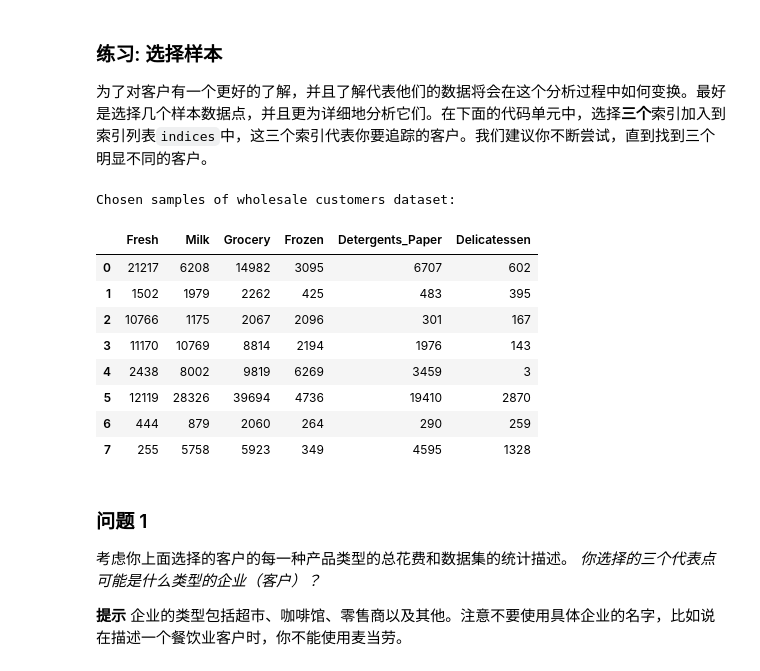
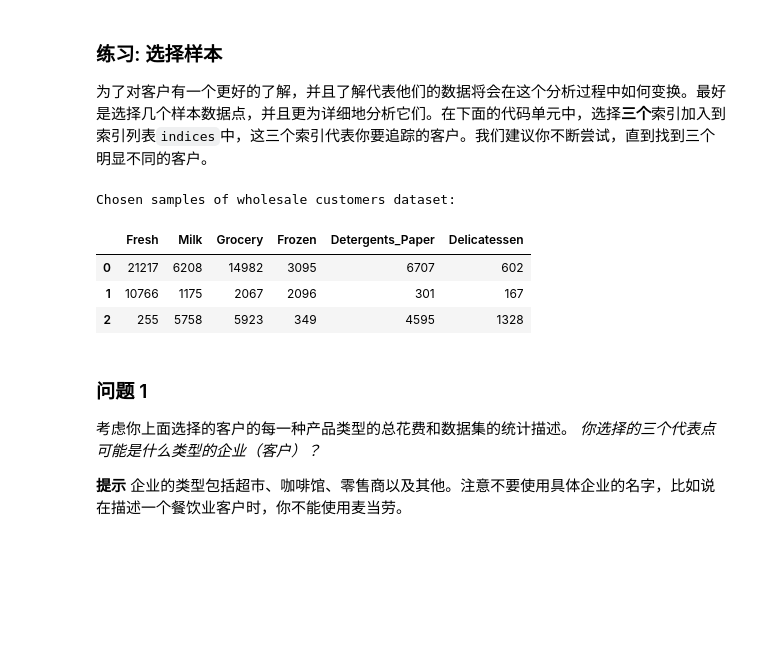
Before and after one commit to XuEric/machine-learning, a Jupyter notebook: projects_cn/creating_customer_segments/customer_segments.ipynb, the cells around one changed output. Cells and saved outputs as stored; diff of their text form; code cells hidden in the pictures; blank space fills up the shorter version.

```diff
--- a/projects_cn/creating_customer_segments/customer_segments.ipynb
+++ b/projects_cn/creating_customer_segments/customer_segments.ipynb
@@ -58,23 +58,18 @@ display(data.describe())
 为了对客户有一个更好的了解，并且了解代表他们的数据将会在这个分析过程中如何变换。最好是选择几个样本数据点，并且更为详细地分析它们。在下面的代码单元中，选择**三个**索引加入到索引列表`indices`中，这三个索引代表你要追踪的客户。我们建议你不断尝试，直到找到三个明显不同的客户。
 # %%
 # TODO：从数据集中选择三个你希望抽样的数据点的索引
-indices = [13, 34, 78, 123, 187, 211, 299, 342]
+indices = [13, 78, 342]
 
 # 为选择的样本建立一个DataFrame
 samples = pd.DataFrame(data.loc[indices], columns = data.keys()).reset_index(drop = True)
 print "Chosen samples of wholesale customers dataset:"
 display(samples)
 # %% [output]
 Chosen samples of wholesale customers dataset:
 |  | Fresh | Milk | Grocery | Frozen | Detergents_Paper | Delicatessen |
 | 0 | 21217 | 6208 | 14982 | 3095 | 6707 | 602 |
-| 1 | 1502 | 1979 | 2262 | 425 | 483 | 395 |
-| 2 | 10766 | 1175 | 2067 | 2096 | 301 | 167 |
-| 3 | 11170 | 10769 | 8814 | 2194 | 1976 | 143 |
-| 4 | 2438 | 8002 | 9819 | 6269 | 3459 | 3 |
-| 5 | 12119 | 28326 | 39694 | 4736 | 19410 | 2870 |
-| 6 | 444 | 879 | 2060 | 264 | 290 | 259 |
-| 7 | 255 | 5758 | 5923 | 349 | 4595 | 1328 |
+| 1 | 10766 | 1175 | 2067 | 2096 | 301 | 167 |
+| 2 | 255 | 5758 | 5923 | 349 | 4595 | 1328 |
 # %% [markdown]
 ### 问题 1
 考虑你上面选择的客户的每一种产品类型的总花费和数据集的统计描述。
```
Also changed, not shown: parts of 6 cells of this notebook, 1 other file.
